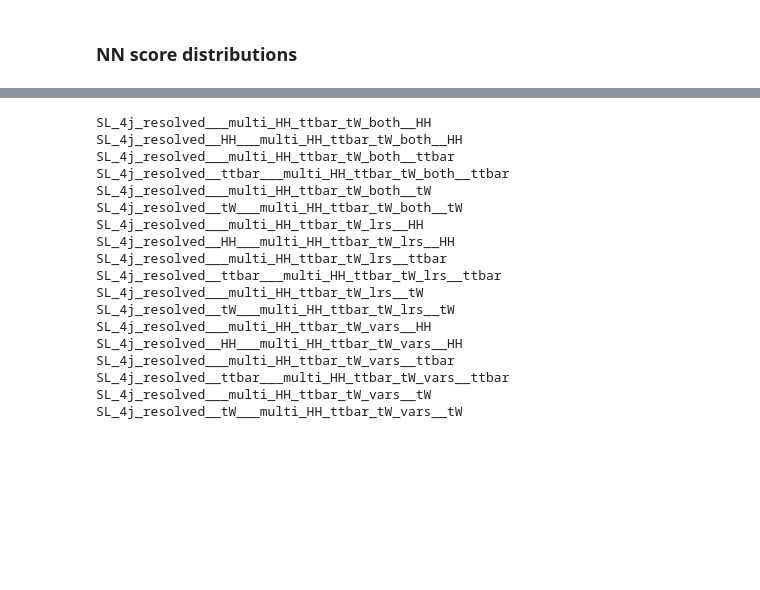
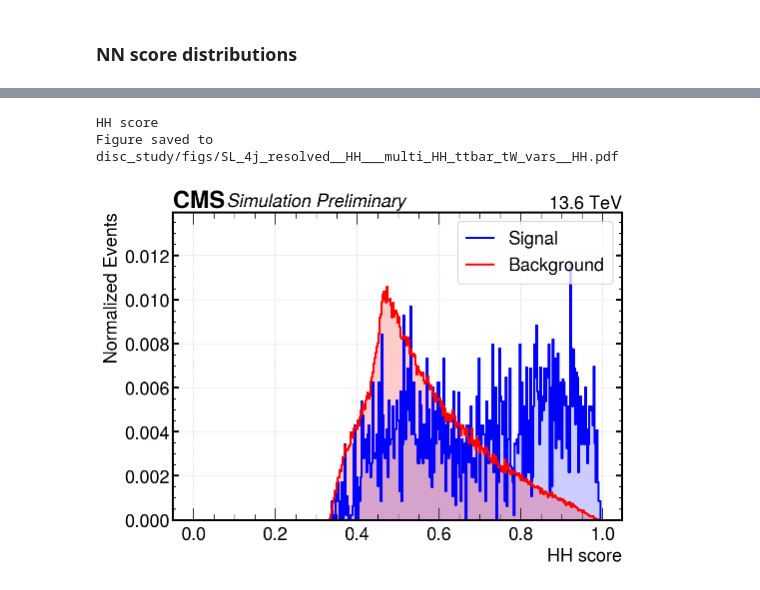
Before and after one commit to antonettprado/hh, a Jupyter notebook: disc_study/plot_disc_distributions.ipynb, the cells around one changed output, grey strips where cells are left out. Cells and saved outputs as stored; diff of their text form; code cells hidden in the pictures; blank space fills up the shorter version.

```diff
--- a/disc_study/plot_disc_distributions.ipynb
+++ b/disc_study/plot_disc_distributions.ipynb
@@ -198,6 +204,6 @@ Figure saved to SL_4j_resolved___jj_l_dR_x_WW_mInv_x_bjets_pt_bb_x_jj_l_dPhi_x_b
 ### NN score distributions
 # %%
 wd = WorkDirectory('/eos/user/a/anunezde/Z_OUTPUT_eos/Disc_Study_New/NNInf_even_0909')   # 19 to 23
-nn_analyzer = Analyzer(wd, CONFIG, OUTDIR)
-# show_var_dim(ref_best)
-# llr_analyzer.plot_sig_bkg(ref_best, plot_style, PlotLimits(xmin=-9, xmax=12, ymax=0.06))
+nn_analyzer = Analyzer(wd, CONFIG, outdir=OUTDIR)
+for ref in wd.refs:
+    print(ref.name)
@@ -204,23 +231,7 @@ nn_analyzer = Analyzer(wd, CONFIG, OUTDIR)
 # %%
-for ref in wd.refs:
-    print(ref.name)
+nn_analyzer.plot_sig_bkg(hh_ref, plot_style)
 # %% [output]
-SL_4j_resolved___multi_HH_ttbar_tW_both__HH
-SL_4j_resolved__HH___multi_HH_ttbar_tW_both__HH
-SL_4j_resolved___multi_HH_ttbar_tW_both__ttbar
-SL_4j_resolved__ttbar___multi_HH_ttbar_tW_both__ttbar
-SL_4j_resolved___multi_HH_ttbar_tW_both__tW
-SL_4j_resolved__tW___multi_HH_ttbar_tW_both__tW
-SL_4j_resolved___multi_HH_ttbar_tW_lrs__HH
-SL_4j_resolved__HH___multi_HH_ttbar_tW_lrs__HH
-SL_4j_resolved___multi_HH_ttbar_tW_lrs__ttbar
-SL_4j_resolved__ttbar___multi_HH_ttbar_tW_lrs__ttbar
-SL_4j_resolved___multi_HH_ttbar_tW_lrs__tW
-SL_4j_resolved__tW___multi_HH_ttbar_tW_lrs__tW
-SL_4j_resolved___multi_HH_ttbar_tW_vars__HH
-SL_4j_resolved__HH___multi_HH_ttbar_tW_vars__HH
-SL_4j_resolved___multi_HH_ttbar_tW_vars__ttbar
-SL_4j_resolved__ttbar___multi_HH_ttbar_tW_vars__ttbar
-SL_4j_resolved___multi_HH_ttbar_tW_vars__tW
-SL_4j_resolved__tW___multi_HH_ttbar_tW_vars__tW
+HH score
+Figure saved to disc_study/figs/SL_4j_resolved__HH___multi_HH_ttbar_tW_vars__HH.pdf
+[figure, added]
 # %%
```
Also changed, not shown: parts of 10 cells of this notebook, 46 other files.
